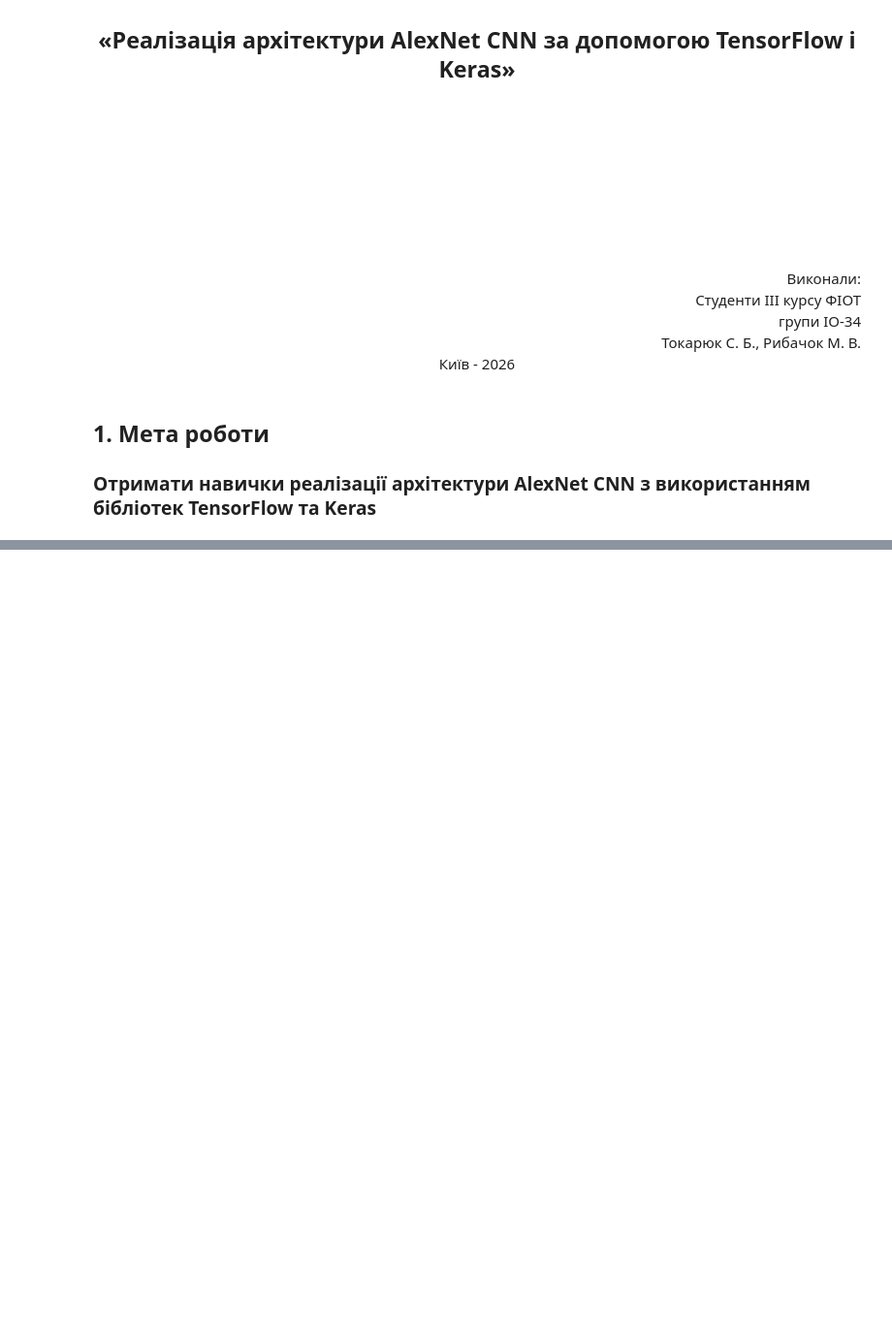
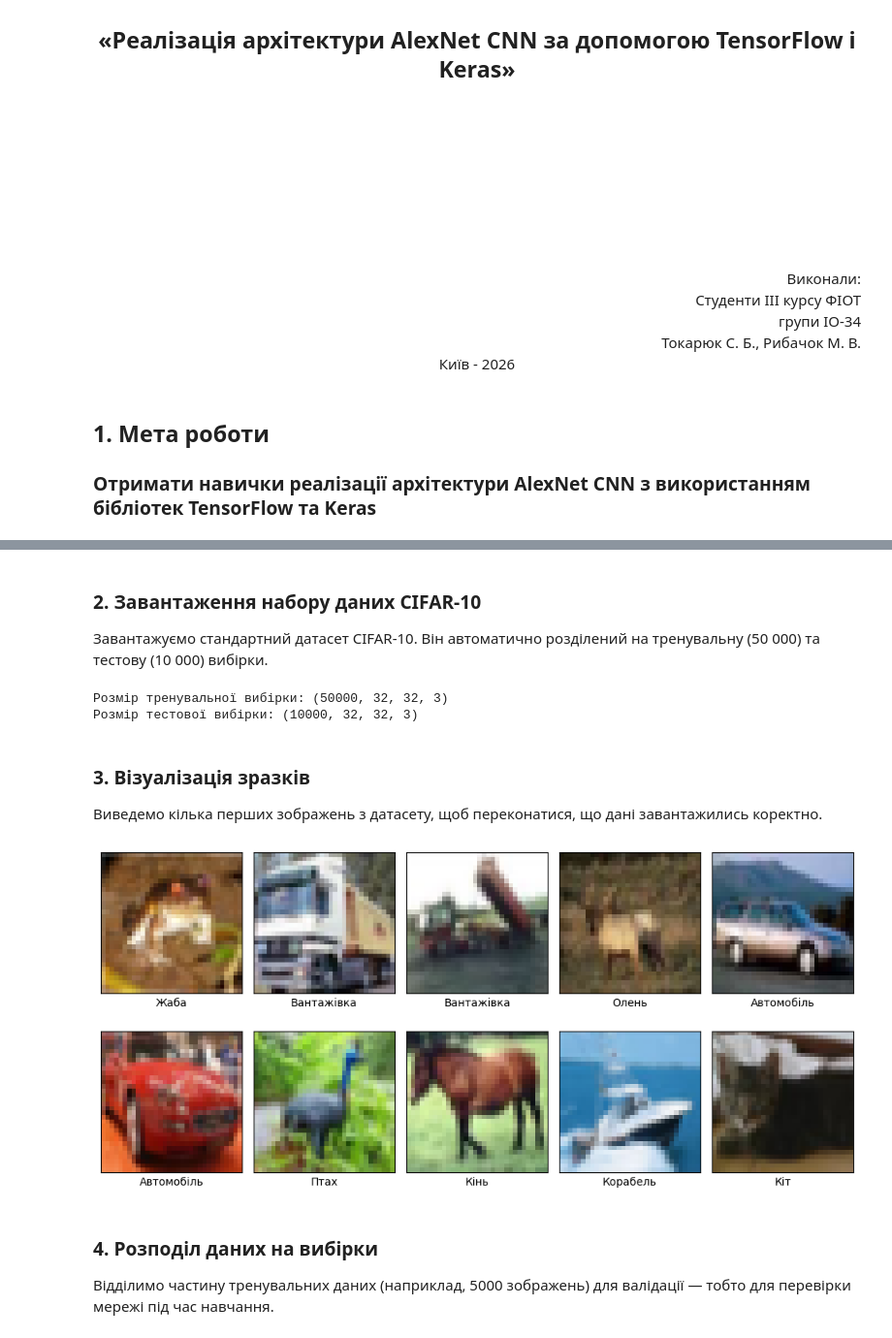
Before and after one commit to M1shanyaaa/AI_Computer_Vision, a Jupyter notebook: lab2_6posibnyk/Lab2_6byPosibnyk.ipynb, the cells around one changed output, grey strips where cells are left out. Shown at 97% size. Saved outputs shown, nothing was run; the diff lists cells and outputs as text; code cells hidden in the pictures; blank space fills up the shorter version.

```diff
--- a/lab2_6posibnyk/Lab2_6byPosibnyk.ipynb
+++ b/lab2_6posibnyk/Lab2_6byPosibnyk.ipynb
@@ -39,0 +93,38 @@
+# %% [markdown]
+### 2. Завантаження набору даних CIFAR-10
+
+Завантажуємо стандартний датасет CIFAR-10. Він автоматично розділений на тренувальну (50 000) та тестову (10 000) вибірки.
+# %%
+# Завантаження датасету
+(train_images, train_labels), (test_images, test_labels) = keras.datasets.cifar10.load_data()
+
+# Назви класів
+class_names = ['Літак', 'Автомобіль', 'Птах', 'Кіт', 'Олень',
+               'Собака', 'Жаба', 'Кінь', 'Корабель', 'Вантажівка']
+
+print(f"Розмір тренувальної вибірки: {train_images.shape}")
+print(f"Розмір тестової вибірки: {test_images.shape}")
+# %% [output]
+Розмір тренувальної вибірки: (50000, 32, 32, 3)
+Розмір тестової вибірки: (10000, 32, 32, 3)
+# %% [markdown]
+### 3. Візуалізація зразків
+
+Виведемо кілька перших зображень з датасету, щоб переконатися, що дані завантажились коректно.
+# %%
+plt.figure(figsize=(10, 5))
+for i in range(10):
+    plt.subplot(2, 5, i+1)
+    plt.xticks([])
+    plt.yticks([])
+    plt.grid(False)
+    plt.imshow(train_images[i])
+    plt.xlabel(class_names[train_labels[i][0]])
+plt.tight_layout()
+plt.show()
+# %% [output]
+[figure, added]
+# %% [markdown]
+### 4. Розподіл даних на вибірки
+
+Відділимо частину тренувальних даних (наприклад, 5000 зображень) для валідації — тобто для перевірки мережі під час навчання.
```
Also changed, not shown: parts of 14 cells of this notebook, 34 other files.
